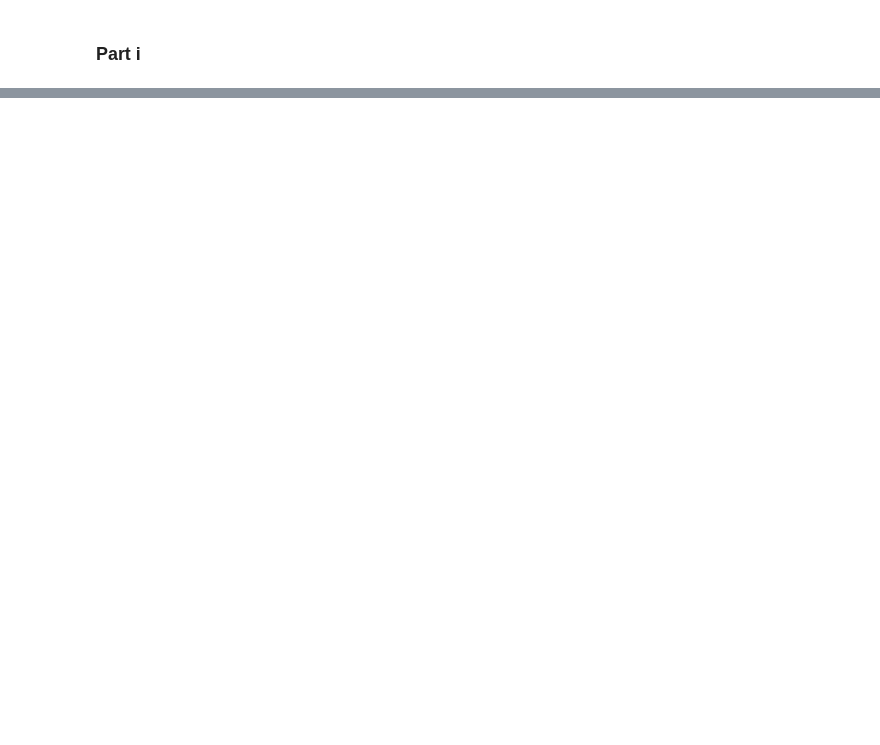
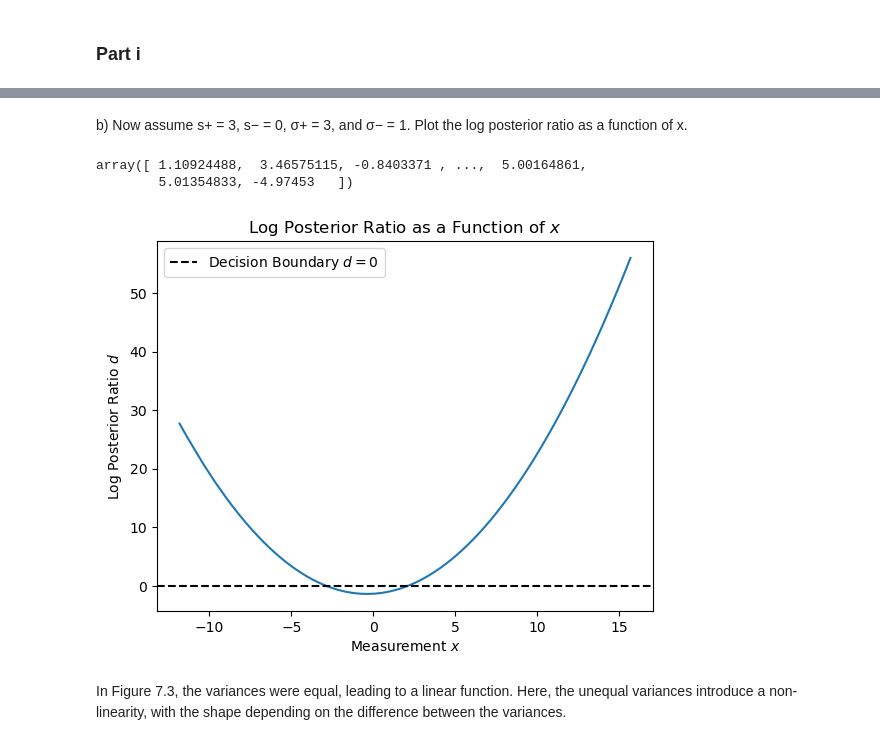
Before and after one commit to ArminTi/Bayesian-Models-of-Perception-and-Action, a Jupyter notebook: Chapter 7.ipynb, the cells around one changed output, grey strips where cells are left out. Saved outputs shown, nothing was run; the diff lists cells and outputs as text; code cells hidden in the pictures; blank space fills up the shorter version.

```diff
--- a/Chapter 7.ipynb
+++ b/Chapter 7.ipynb
@@ -494,0 +532,44 @@ Text(0, 0.5, 'False alarm rate')
+# %% [markdown]
+b) Now assume s+ = 3, s− = 0, σ+ = 3, and σ− = 1. Plot the log posterior ratio as a function
+of x.
+# %%
+#parameter
+s_pos = 3
+sigma_pos = 3
+s_neg = 0
+sigma_neg = 1
+
+#stimulus
+stimulus=[]
+stimulus.extend(repeat(s_pos,500))
+stimulus.extend(repeat(s_neg,500))
+random.shuffle(stimulus)
+stimulus = np.array(stimulus)
+#measurement = stimulu =np.random.normal()
+# %%
+measurement = []
+for i in range(len(stimulus)):
+    if stimulus[i] == 3:
+        measurement.append(stimulus[i] + np.random.normal(0, sigma_pos, 500))
+    else:
+        measurement.append(stimulus[i] + np.random.normal(0, sigma_neg, 500))
+# %%
+measurement
+# %% [output]
+array([ 1.10924488,  3.46575115, -0.8403371 , ...,  5.00164861,
+        5.01354833, -4.97453   ])
+# %%
+d = np.log(sigma_neg/sigma_pos) - (1/2 * (((measurement - s_pos)**2 / (2* sigma_pos**2)) - ((measurement - s_neg)**2 / (2* sigma_neg**2))))
+# %%
+sns.lineplot(y = d, x = measurement)
+plt.axhline(0, color='black', linestyle='--', label="Decision Boundary $d=0$")
+plt.xlabel('Measurement $x$')
+plt.ylabel('Log Posterior Ratio $d$')
+plt.title('Log Posterior Ratio as a Function of $x$')
+plt.legend()
+plt.grid(False)
+plt.show()
+# %% [output]
+[figure, added]
+# %% [markdown]
+In Figure 7.3, the variances were equal, leading to a linear function. Here, the unequal variances introduce a non-linearity, with the shape depending on the difference between the variances.
```
Also changed, not shown: parts of 19 cells of this notebook.
